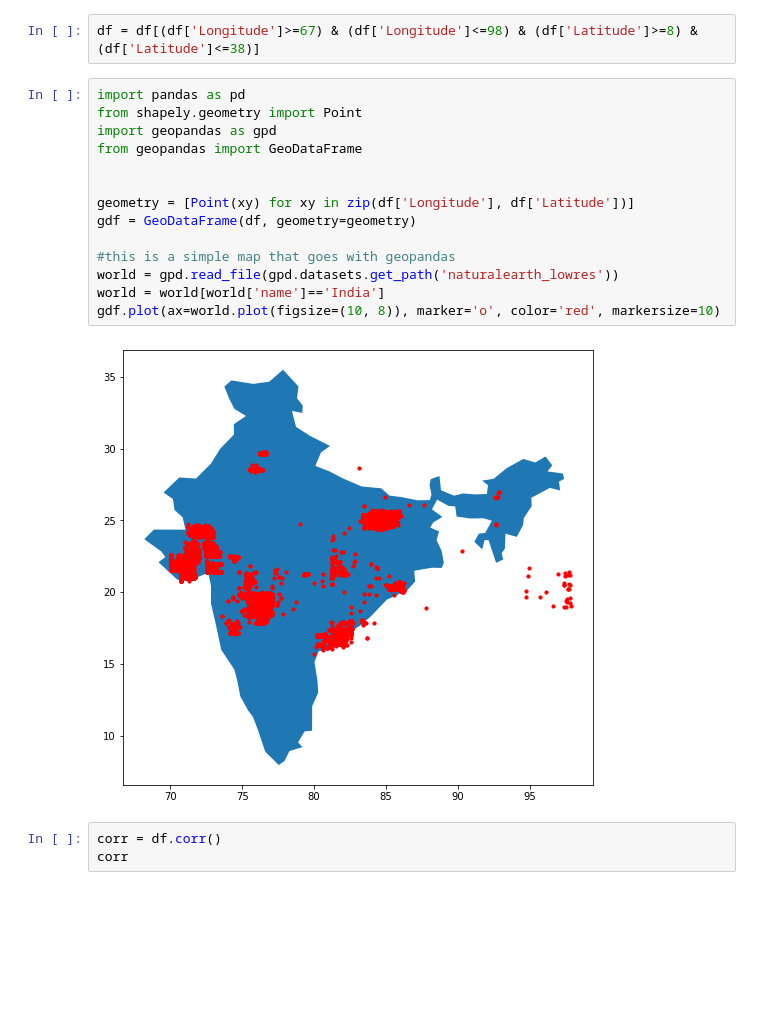
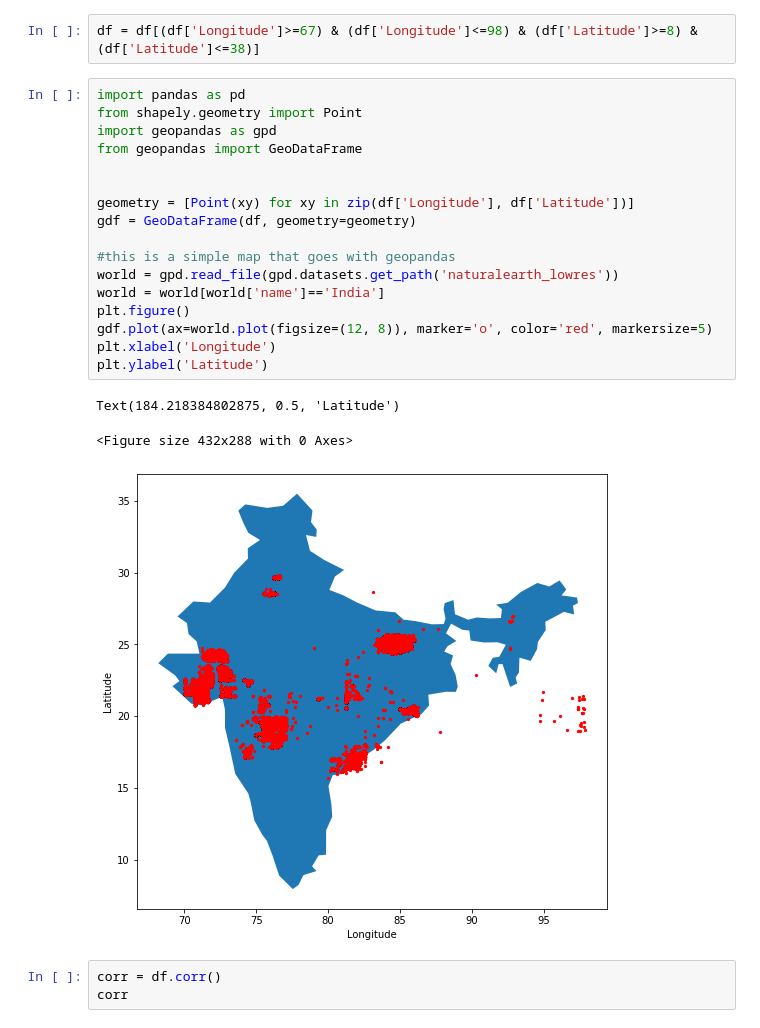
Before and after one commit to sumit-maan/soil_testing, a Jupyter notebook: data_analysis.ipynb, the cells around one changed output. Saved outputs shown, nothing was run; the diff lists cells and outputs as text; blank space fills up the shorter version.

```diff
--- a/data_analysis.ipynb
+++ b/data_analysis.ipynb
@@ -28,19 +28,24 @@ df = df[(df['Longitude']>=67) & (df['Longitude']<=98) & (df['Latitude']>=8) & (d
 # %%
 import pandas as pd
 from shapely.geometry import Point
 import geopandas as gpd
 from geopandas import GeoDataFrame
 
 
 geometry = [Point(xy) for xy in zip(df['Longitude'], df['Latitude'])]
 gdf = GeoDataFrame(df, geometry=geometry)
 
 #this is a simple map that goes with geopandas
 world = gpd.read_file(gpd.datasets.get_path('naturalearth_lowres'))
 world = world[world['name']=='India']
-gdf.plot(ax=world.plot(figsize=(10, 8)), marker='o', color='red', markersize=10)
+plt.figure()
+gdf.plot(ax=world.plot(figsize=(12, 8)), marker='o', color='red', markersize=5)
+plt.xlabel('Longitude')
+plt.ylabel('Latitude')
 # %% [output]
+Text(184.218384802875, 0.5, 'Latitude')
+<Figure size 432x288 with 0 Axes>
-[figure, old version]
+[figure, new version]
 # %%
 corr = df.corr()
 corr
```
